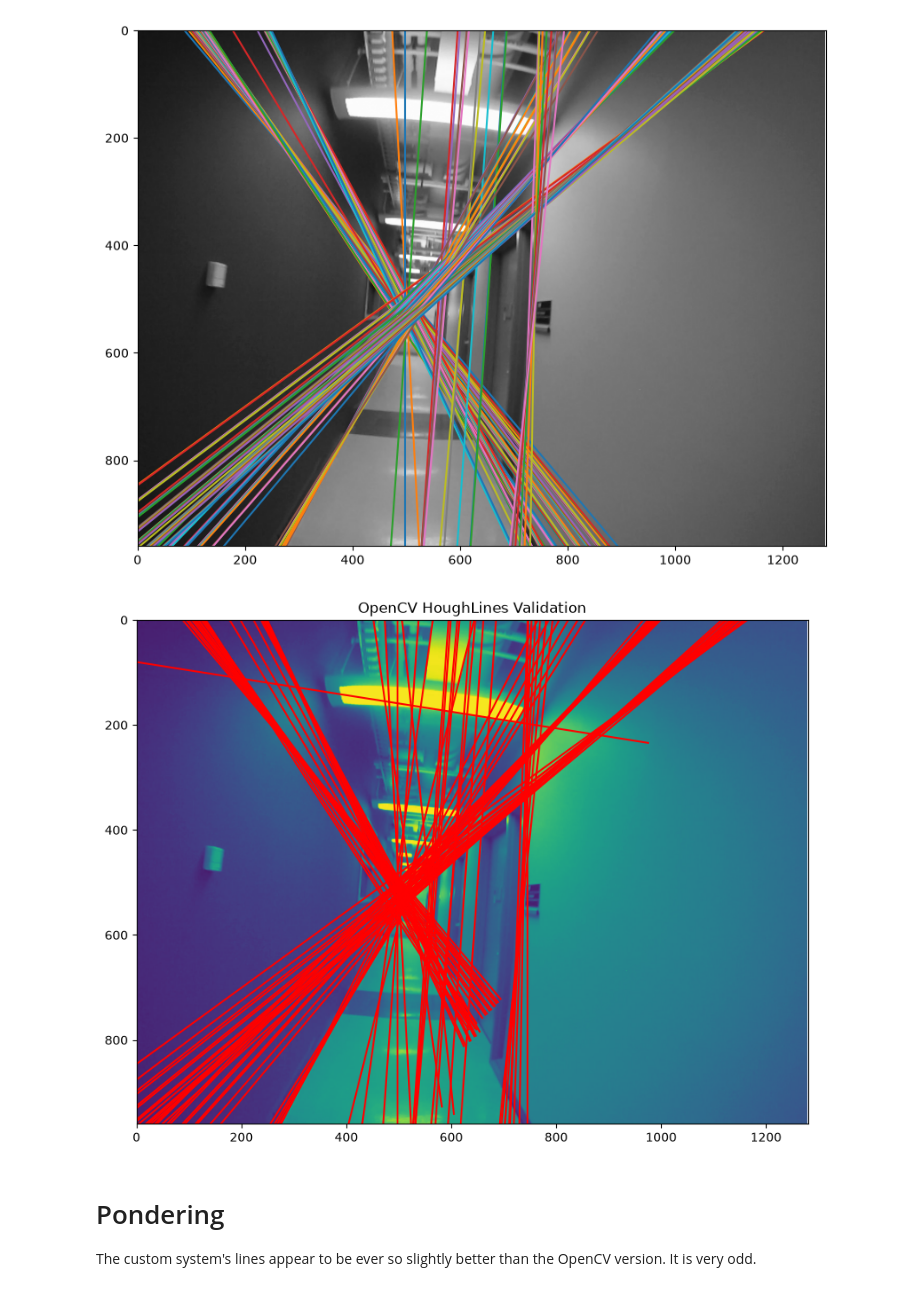
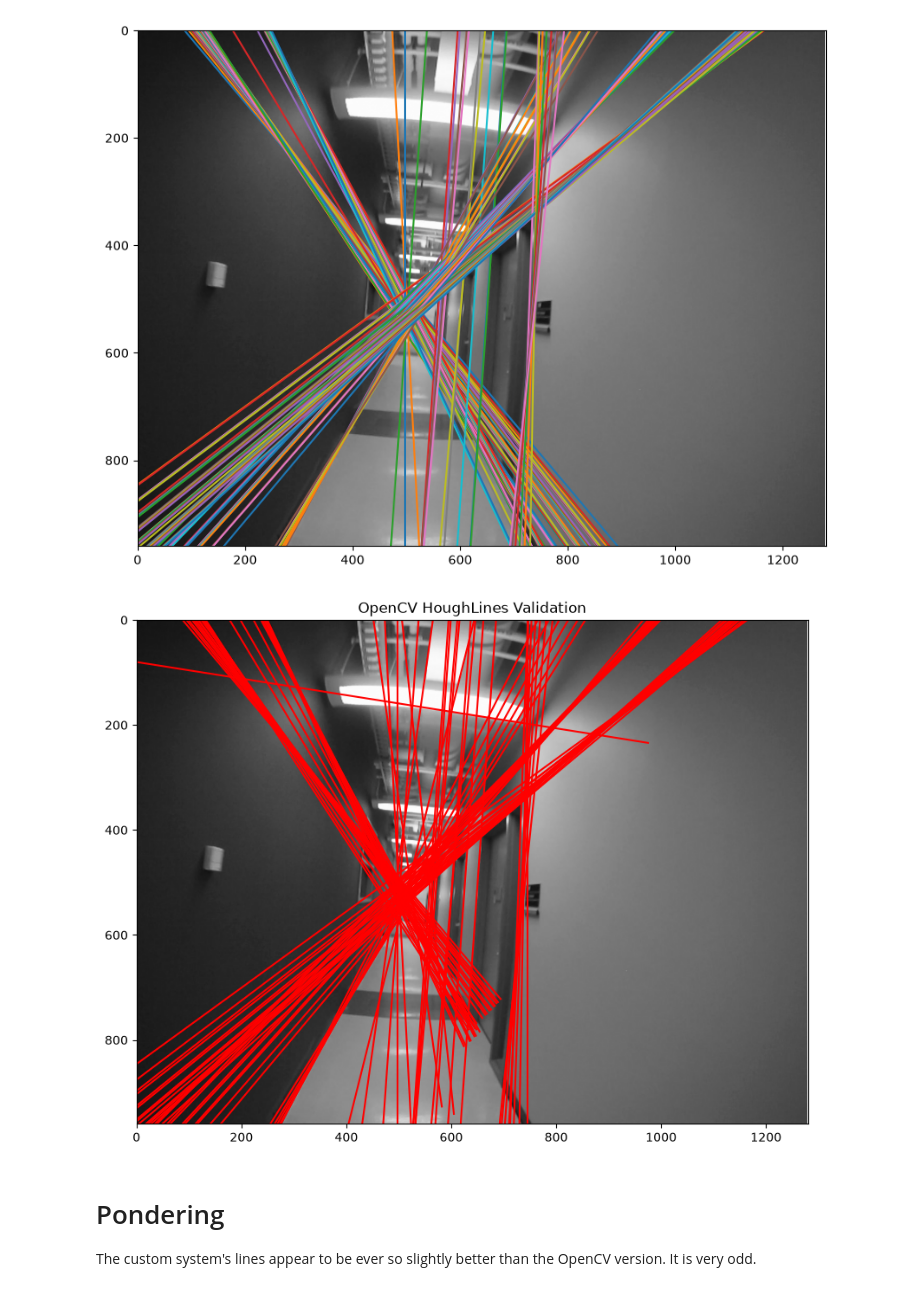
Before and after one commit to SepeZeus/compvis-exercises, a Jupyter notebook: CV-2026-exercises-03.ipynb, the cells around one changed output. Cells and saved outputs as stored; diff of their text form; code cells hidden in the pictures.

```diff
--- a/CV-2026-exercises-03.ipynb
+++ b/CV-2026-exercises-03.ipynb
@@ -129,7 +130,7 @@ xs = np.array(range(int(width))) # Span across the full image width
 plt.figure(figsize=(10, 12))
 plt.imshow(image, cmap='gray')
 
-for j in range(len(P[0])):
+for j in range(len(peak[0])):
     rho = peak[0][j] - rho_max
     theta = thetas[peak[1][j]]
 
@@ -200,30 +201,30 @@ plt.show()
 [figure]
 # %%
 # Validation via OpenCV cv2.HoughLines
-cv_lines = cv2.HoughLines(edges, rho=1, theta=np.pi / 180, threshold=120)
+cv_lines = cv2.HoughLines(canny_og, rho=1, theta=np.pi / 180, threshold=120)
 
 plt.figure(figsize=(10, 15))
-plt.imshow(image)
+plt.imshow(image, cmap='gray')
 
 if cv_lines is not None:
     for line in cv_lines:
         rho, theta = line[0]
         a = np.cos(theta)
         b = np.sin(theta)
         x0 = a * rho
         y0 = b * rho
         x1 = int(x0 + 1000 * (-b))
         y1 = int(y0 + 1000 * (a))
         x2 = int(x0 - 1000 * (-b))
         y2 = int(y0 - 1000 * (a))
         plt.plot([x1, x2], [y1, y2], color="red")
 
 plt.xlim([0, image.shape[1]])
 plt.ylim([image.shape[0], 0])
 plt.title("OpenCV HoughLines Validation")
 plt.show()
 # %% [output]
-[figure, old version]
+[figure, new version]
 # %% [markdown]
 # Pondering
 
```
Also changed, not shown: parts of 14 cells of this notebook.
